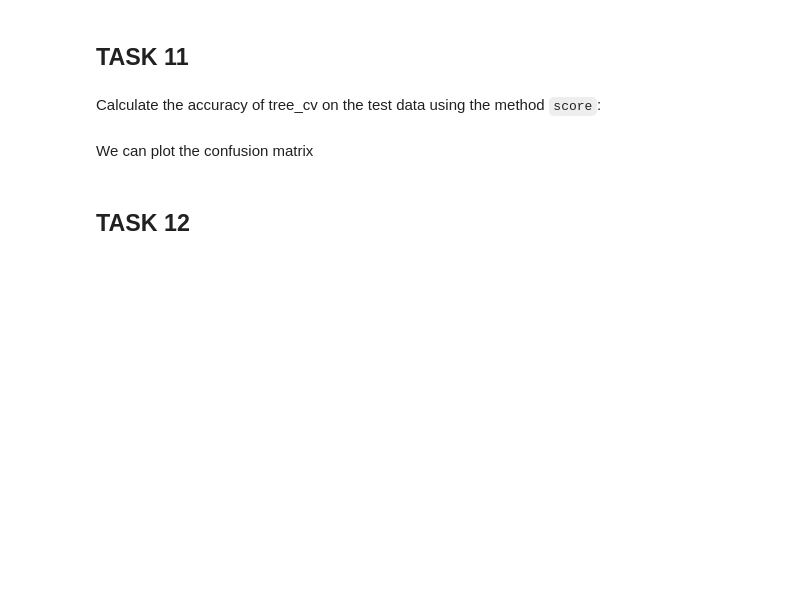
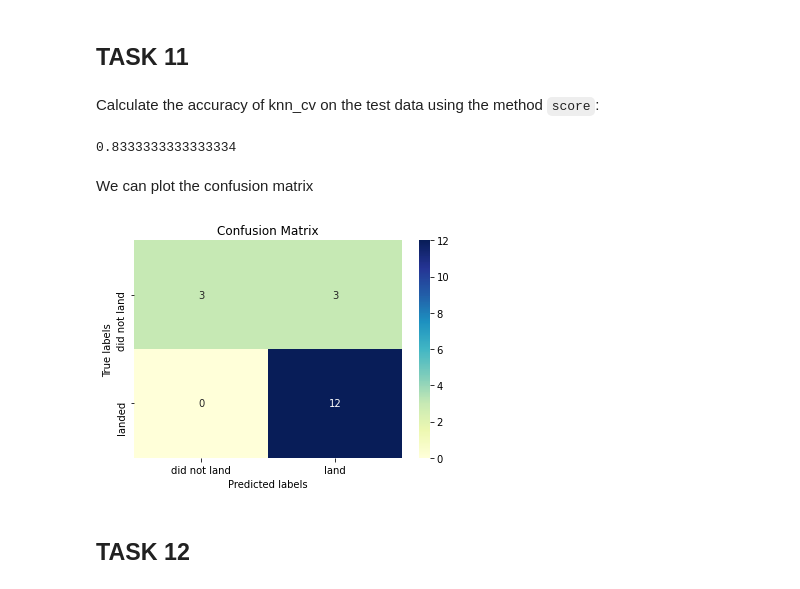
Before and after one commit to jivfur/ibm_capstone_project, a Jupyter notebook: SpaceX_Machine Learning Prediction_Part_5.ipynb, the cells around one changed output. Drawn from its saved outputs; the diff is of its cells as text; code cells hidden in the pictures; blank space fills up the shorter version.

```diff
--- a/SpaceX_Machine Learning Prediction_Part_5.ipynb
+++ b/SpaceX_Machine Learning Prediction_Part_5.ipynb
@@ -328,14 +430,18 @@ print(classification_report(Y_test, knn_yhat))
 # %% [markdown]
 ## TASK  11
 # %% [markdown]
-Calculate the accuracy of tree_cv on the test data using the method <code>score</code>:
+Calculate the accuracy of knn_cv on the test data using the method <code>score</code>:
 # %%
-knn_acc=knn_cv.score(X_test,Y_test)
+knn_cv.score(X_test,Y_test)
+# %% [output]
+0.8333333333333334
 # %% [markdown]
 We can plot the confusion matrix
 # %%
 yhat = knn_cv.predict(X_test)
-plot_confusion_matrix(Y_test,yhat)
+plot_confusion_matrix(Y_test,yhat,"knn.png")
+# %% [output]
+[figure, added]
 # %% [markdown]
 ## TASK  12
 # %% [markdown]
```
Also changed, not shown: parts of 22 cells of this notebook.
